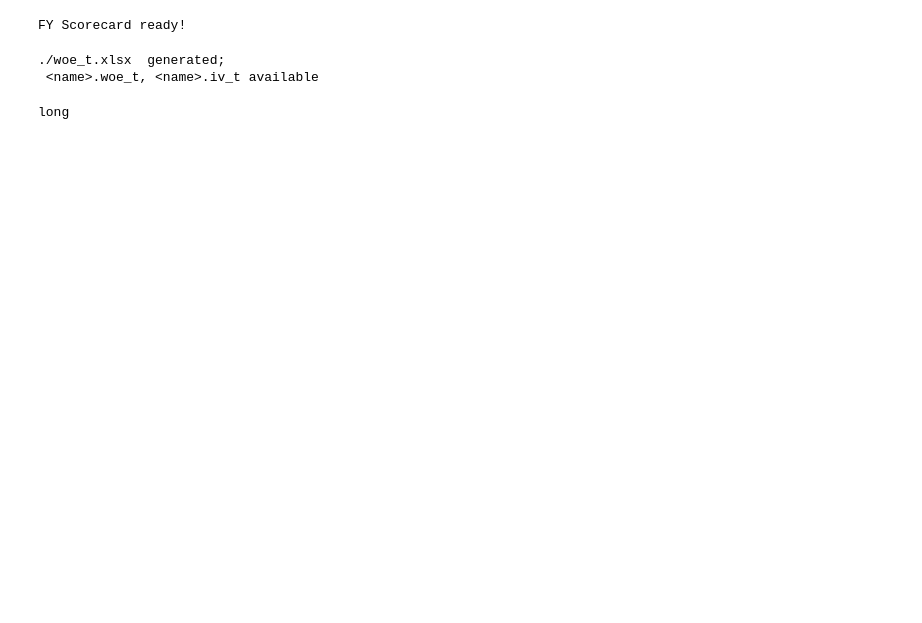
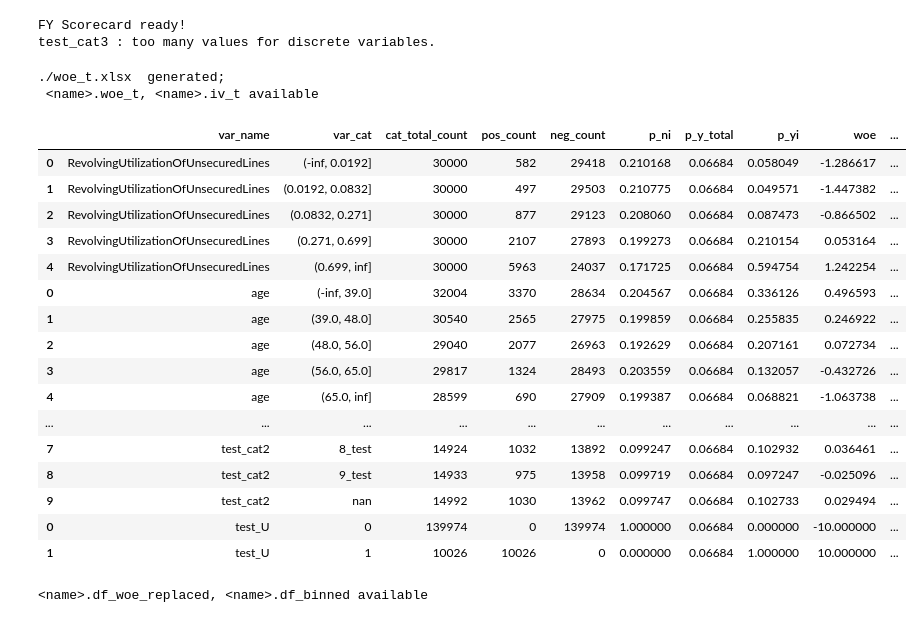
Before and after one commit to fycoopery/fy_scorecard, a Jupyter notebook: test_notebook/fy_scorecard_test.ipynb, the cells around one changed output. Saved outputs shown, nothing was run; the diff lists cells and outputs as text; code cells hidden in the pictures; blank space fills up the shorter version.

Commit message:
binned and woe-replaced dataframe gen method added

```diff
--- a/test_notebook/fy_scorecard_test.ipynb
+++ b/test_notebook/fy_scorecard_test.ipynb
@@ -7,24 +7,55 @@ df_train = pd.read_csv("D:\\datapool\\cs-training.csv")
 x = df_train.drop([u'Unnamed: 0', u'SeriousDlqin2yrs'] , axis = 1)
 y_column = u'SeriousDlqin2yrs'
 y = df_train[u'SeriousDlqin2yrs']
+# %%
+x["test_cat1"] = pd.Series(np.random.randint(0,5,size=150000)).apply(lambda x:str(x)+"_test")
+x["test_cat2"] = pd.Series(np.random.randint(0,10,size=150000)).apply(lambda x:str(x)+"_test")
+x["test_cat3"] = pd.Series(np.random.randint(0,20,size=150000)).apply(lambda x:str(x)+"_test")
+x["test_U"] = y
+x.loc[x["test_cat1"] == "0_test","test_cat1"] = np.nan
+x.loc[x["test_cat2"] == "0_test","test_cat2"] = np.nan
+x.loc[x["test_cat3"] == "0_test","test_cat3"] = np.nan
+
+#x["test_cat1"].value_counts()
+
+#print np.random.randint.__doc__
 # %%
 %run D:\gitstore\fy_scorecard.py
 
 ximu = fs_scorecard(x,y,event = 1,workpath = "./")
 
+#ximu.get_woe_iv()
+
+ximu.columns_bin_dict["NumberOfTime30-59DaysPastDueNotWorse"] = [-np.inf,0,np.inf]
+ximu.columns_bin_dict["NumberOfTime60-89DaysPastDueNotWorse"] = [-np.inf,0,np.inf]
+ximu.columns_bin_dict["NumberOfTimes90DaysLate"] = [-np.inf,0,np.inf]
+
 ximu.get_woe_iv()
+
+ximu.woe_t.head()
 # %% [output]
 FY Scorecard ready!
+test_cat3 : too many values for discrete variables.
+./woe_t.xlsx  generated;
+ <name>.woe_t, <name>.iv_t available
+|  | var_name | var_cat | cat_total_count | pos_count | neg_count | p_ni | p_y_total | p_yi | woe | ... |
+| 0 | RevolvingUtilizationOfUnsecuredLines | (-inf, 0.0192] | 30000 | 582 | 29418 | 0.210168 | 0.06684 | 0.058049 | -1.286617 | ... |
+| 1 | RevolvingUtilizationOfUnsecuredLines | (0.0192, 0.0832] | 30000 | 497 | 29503 | 0.210775 | 0.06684 | 0.049571 | -1.447382 | ... |
+| 2 | RevolvingUtilizationOfUnsecuredLines | (0.0832, 0.271] | 30000 | 877 | 29123 | 0.208060 | 0.06684 | 0.087473 | -0.866502 | ... |
+| 3 | RevolvingUtilizationOfUnsecuredLines | (0.271, 0.699] | 30000 | 2107 | 27893 | 0.199273 | 0.06684 | 0.210154 | 0.053164 | ... |
+| 4 | RevolvingUtilizationOfUnsecuredLines | (0.699, inf] | 30000 | 5963 | 24037 | 0.171725 | 0.06684 | 0.594754 | 1.242254 | ... |
+| 0 | age | (-inf, 39.0] | 32004 | 3370 | 28634 | 0.204567 | 0.06684 | 0.336126 | 0.496593 | ... |
+| 1 | age | (39.0, 48.0] | 30540 | 2565 | 27975 | 0.199859 | 0.06684 | 0.255835 | 0.246922 | ... |
+| 2 | age | (48.0, 56.0] | 29040 | 2077 | 26963 | 0.192629 | 0.06684 | 0.207161 | 0.072734 | ... |
+| 3 | age | (56.0, 65.0] | 29817 | 1324 | 28493 | 0.203559 | 0.06684 | 0.132057 | -0.432726 | ... |
+| 4 | age | (65.0, inf] | 28599 | 690 | 27909 | 0.199387 | 0.06684 | 0.068821 | -1.063738 | ... |
+| ... | ... | ... | ... | ... | ... | ... | ... | ... | ... | ... |
+| 7 | test_cat2 | 8_test | 14924 | 1032 | 13892 | 0.099247 | 0.06684 | 0.102932 | 0.036461 | ... |
+| 8 | test_cat2 | 9_test | 14933 | 975 | 13958 | 0.099719 | 0.06684 | 0.097247 | -0.025096 | ... |
+| 9 | test_cat2 | nan | 14992 | 1030 | 13962 | 0.099747 | 0.06684 | 0.102733 | 0.029494 | ... |
+| 0 | test_U | 0 | 139974 | 0 | 139974 | 1.000000 | 0.06684 | 0.000000 | -10.000000 | ... |
+| 1 | test_U | 1 | 10026 | 10026 | 0 | 0.000000 | 0.06684 | 1.000000 | 10.000000 | ... |
-# %%
-ximu.columns_bin_dict["NumberOfTime30-59DaysPastDueNotWorse"] = [-np.inf,0,np.inf]
-ximu.columns_bin_dict["NumberOfTime60-89DaysPastDueNotWorse"] = [-np.inf,0,np.inf]
-ximu.columns_bin_dict["NumberOfTimes90DaysLate"] = [-np.inf,0,np.inf]
-
-ximu.get_woe_iv()
-# %% [output]
-./woe_t.xlsx  generated;
- <name>.woe_t, <name>.iv_t available
-# %%
-type(ximu.iv_t.columns[-1])
-# %% [output]
-long
+# %%
+ximu.get_woe_replaced_df()
+# %% [output]
+<name>.df_woe_replaced, <name>.df_binned available
```
Also changed, not shown: parts of 4 cells of this notebook, 2 other files.
